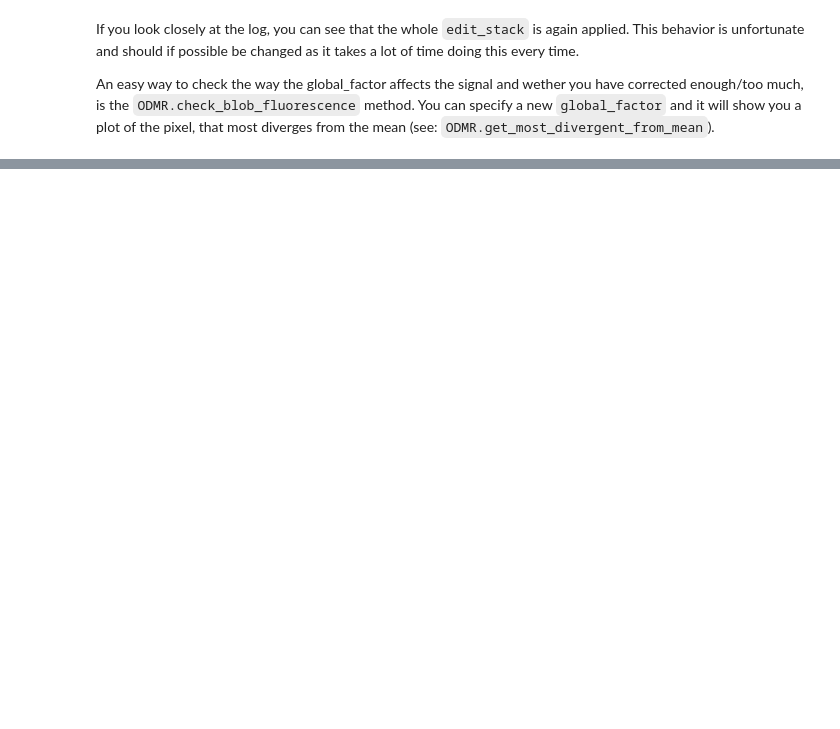
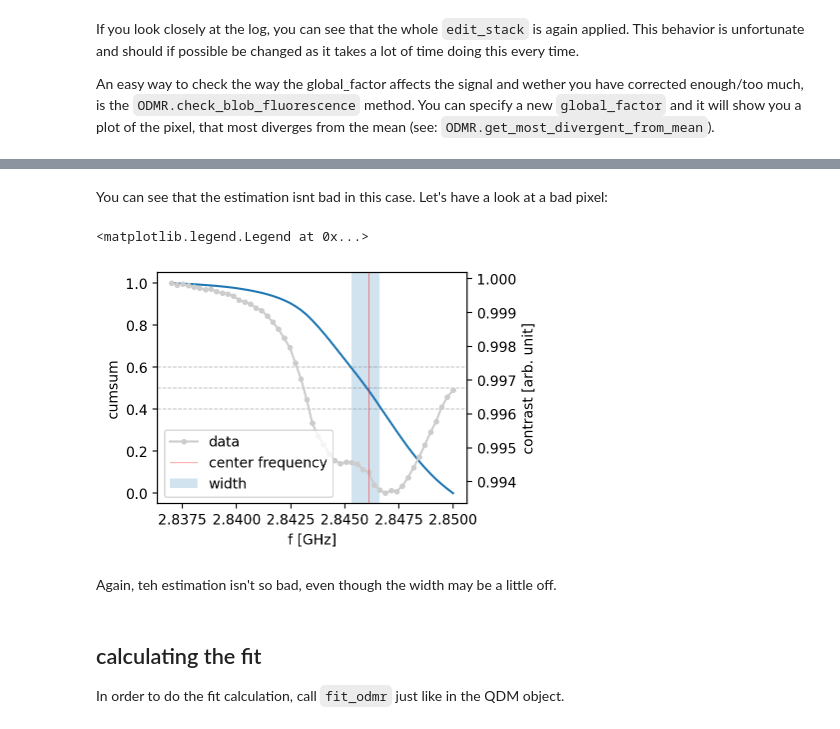
Before and after one commit to MikeVolk/QDMpy, a Jupyter notebook: tutorial.ipynb, the cells around one changed output, grey strips where cells are left out. Cells and saved outputs as stored; diff of their text form; code cells hidden in the pictures; blank space fills up the shorter version.

```diff
--- a/tutorial.ipynb
+++ b/tutorial.ipynb
@@ -375,0 +392,41 @@ odmr_inst.check_glob_fluorescence(0.1)
+# %% [markdown]
+You can see that the estimation isnt bad in this case. Let's have a look at a bad pixel:
+# %%
+ax = plt.gca()
+idx = odmr_inst.most_divergent_from_mean()[-1]
+# calc the cumsum
+pixel_data = odmr_inst.data[0,0,idx]
+pixel = fit.normalized_cumsum_pixel(pixel_data)
+
+# add horizontal lines for reference
+plt.axhline(0.4, c='0.5', alpha=0.5, lw=0.7, ls='--')
+plt.axhline(0.5, c='0.5', alpha=0.5, lw=0.7, ls='--')
+plt.axhline(0.6, c='0.5', alpha=0.5, lw=0.7, ls='--')
+
+# plot data
+plt.plot(fit_inst.f_ghz[0], pixel, label='cumsum')
+ax2 = ax.twinx()
+ax2.plot(fit_inst.f_ghz[0], pixel_data, '.-', c='0.8', label='data')
+
+# center
+center = fit.guess_center_pixel(pixel_data, fit_inst.f_ghz[0])
+idx = np.argmin(np.abs(fit_inst.f_ghz[0]-center))
+plt.axvline(center, c='r', lw=0.5, alpha=0.5, label='center frequency')
+
+# width
+vmin, vmax = 0.4, 0.6
+lidx = np.argmin(np.abs(pixel - vmin))
+ridx = np.argmin(np.abs(pixel - vmax))
+plt.axvspan(fit_inst.f_ghz[0,lidx], fit_inst.f_ghz[0,ridx], alpha=0.2, label='width')
+ax.set(xlabel = 'f [GHz]', ylabel='cumsum')
+ax2.set(xlabel = 'f [GHz]', ylabel='contrast [arb. unit]')
+
+plt.legend(loc='lower left')
+# %% [output]
+<matplotlib.legend.Legend at 0x...>
+[figure, added]
+# %% [markdown]
+Again, teh estimation isn't so bad, even though the width may be a little off.
+# %% [markdown]
+## calculating the fit
+In order to do the fit calculation, call `fit_odmr` just like in the QDM object.
```
Also changed, not shown: parts of 98 cells of this notebook.
